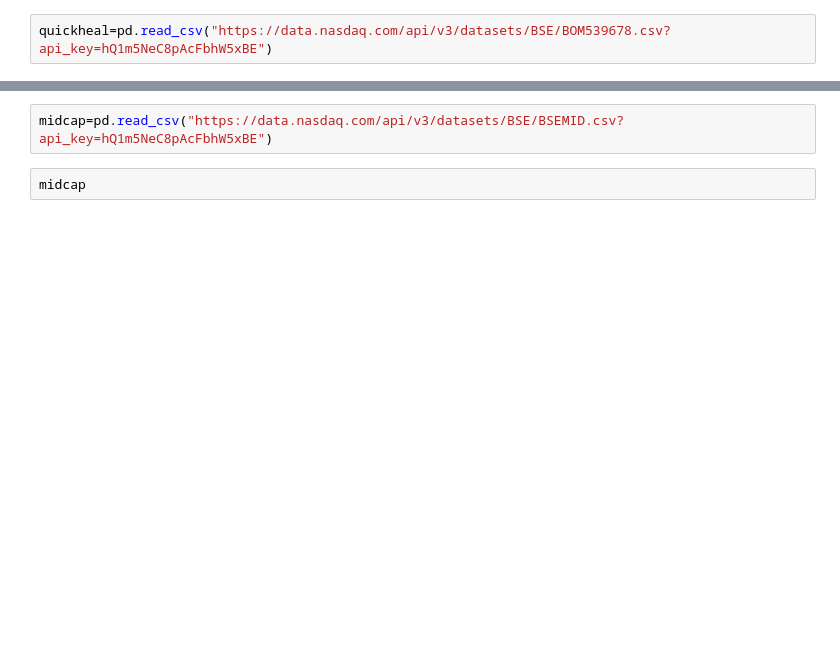
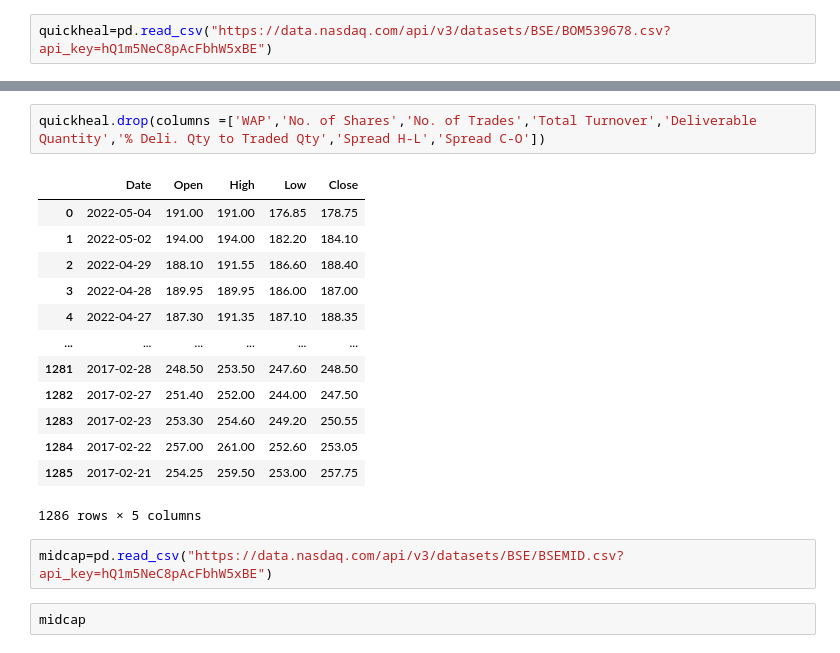
Before and after one commit to yashpadhye17/Stock-Market-Analysis, a Jupyter notebook: DATASET/OTHERDATA.IPYNB, the cells around one changed output, grey strips where cells are left out. Cells and saved outputs as stored; diff of their text form; blank space fills up the shorter version.

```diff
--- a/DATASET/OTHERDATA.IPYNB
+++ b/DATASET/OTHERDATA.IPYNB
@@ -40,3 +56,19 @@ quickheal
+# %%
+quickheal.drop(columns =['WAP','No. of Shares','No. of Trades','Total Turnover','Deliverable Quantity','% Deli. Qty to Traded Qty','Spread H-L','Spread C-O'])
+# %% [output]
+|  | Date | Open | High | Low | Close |
+| 0 | 2022-05-04 | 191.00 | 191.00 | 176.85 | 178.75 |
+| 1 | 2022-05-02 | 194.00 | 194.00 | 182.20 | 184.10 |
+| 2 | 2022-04-29 | 188.10 | 191.55 | 186.60 | 188.40 |
+| 3 | 2022-04-28 | 189.95 | 189.95 | 186.00 | 187.00 |
+| 4 | 2022-04-27 | 187.30 | 191.35 | 187.10 | 188.35 |
+| ... | ... | ... | ... | ... | ... |
+| 1281 | 2017-02-28 | 248.50 | 253.50 | 247.60 | 248.50 |
+| 1282 | 2017-02-27 | 251.40 | 252.00 | 244.00 | 247.50 |
+| 1283 | 2017-02-23 | 253.30 | 254.60 | 249.20 | 250.55 |
+| 1284 | 2017-02-22 | 257.00 | 261.00 | 252.60 | 253.05 |
+| 1285 | 2017-02-21 | 254.25 | 259.50 | 253.00 | 257.75 |
+1286 rows × 5 columns
 # %%
 midcap=pd.read_csv("https://data.nasdaq.com/api/v3/datasets/BSE/BSEMID.csv?api_key=hQ1m5NeC8pAcFbhW5xBE")
 # %%
```
Also changed, not shown: parts of 5 cells of this notebook.
